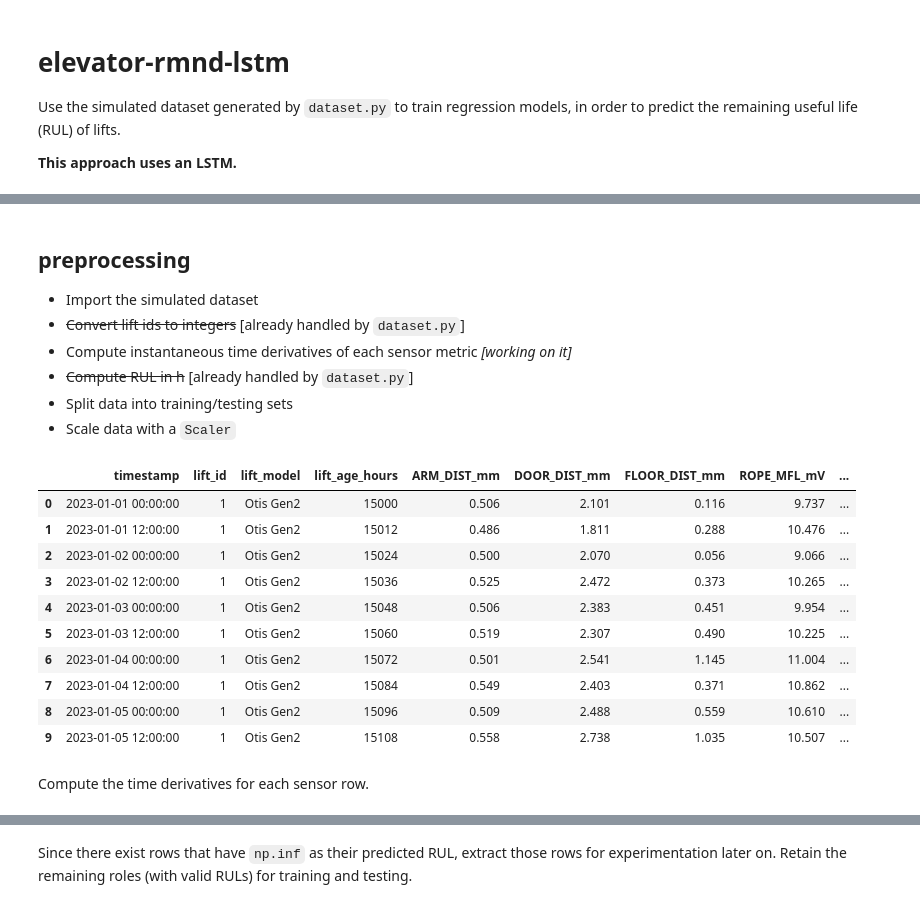
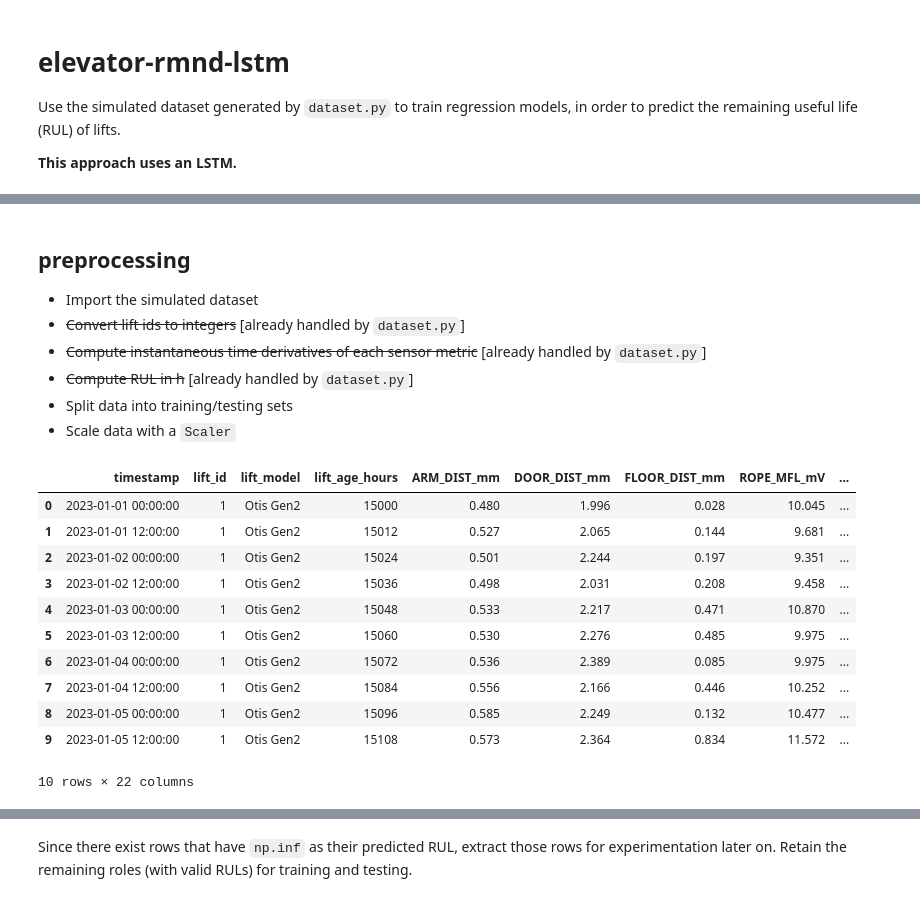
Before and after one commit to jiyometrik/elevator-rmnd, a Jupyter notebook: lstm.ipynb, the cells around one changed output, grey strips where cells are left out. Saved outputs shown, nothing was run; the diff lists cells and outputs as text; code cells hidden in the pictures.

Commit message:
new dataset

```diff
--- a/lstm.ipynb
+++ b/lstm.ipynb
@@ -46,24 +46,24 @@ wandb: W&B API key is configured. Use `wandb login --relogin` to force relogin
 ## preprocessing
 * Import the simulated dataset
 * ~~Convert lift ids to integers~~ [already handled by `dataset.py`]
-* Compute instantaneous time derivatives of each sensor metric _[working on it]_
+* ~~Compute instantaneous time derivatives of each sensor metric~~ [already handled by `dataset.py`]
 * ~~Compute RUL in h~~ [already handled by `dataset.py`]
 * Split data into training/testing sets
 * Scale data with a `Scaler`
 # %%
-df_full = pd.read_pickle("predictive_maintenance_lifts.pkl")
+FNAME = "liftdata_v3.pkl"
+df_full = pd.read_pickle(FNAME)
 df_full.head(10)
 # %% [output]
 |  | timestamp | lift_id | lift_model | lift_age_hours | ARM_DIST_mm | DOOR_DIST_mm | FLOOR_DIST_mm | ROPE_MFL_mV | ... |
-| 0 | 2023-01-01 00:00:00 | 1 | Otis Gen2 | 15000 | 0.506 | 2.101 | 0.116 | 9.737 | ... |
-| 1 | 2023-01-01 12:00:00 | 1 | Otis Gen2 | 15012 | 0.486 | 1.811 | 0.288 | 10.476 | ... |
-| 2 | 2023-01-02 00:00:00 | 1 | Otis Gen2 | 15024 | 0.500 | 2.070 | 0.056 | 9.066 | ... |
-| 3 | 2023-01-02 12:00:00 | 1 | Otis Gen2 | 15036 | 0.525 | 2.472 | 0.373 | 10.265 | ... |
-| 4 | 2023-01-03 00:00:00 | 1 | Otis Gen2 | 15048 | 0.506 | 2.383 | 0.451 | 9.954 | ... |
-| 5 | 2023-01-03 12:00:00 | 1 | Otis Gen2 | 15060 | 0.519 | 2.307 | 0.490 | 10.225 | ... |
-| 6 | 2023-01-04 00:00:00 | 1 | Otis Gen2 | 15072 | 0.501 | 2.541 | 1.145 | 11.004 | ... |
-| 7 | 2023-01-04 12:00:00 | 1 | Otis Gen2 | 15084 | 0.549 | 2.403 | 0.371 | 10.862 | ... |
-| 8 | 2023-01-05 00:00:00 | 1 | Otis Gen2 | 15096 | 0.509 | 2.488 | 0.559 | 10.610 | ... |
-| 9 | 2023-01-05 12:00:00 | 1 | Otis Gen2 | 15108 | 0.558 | 2.738 | 1.035 | 10.507 | ... |
+| 0 | 2023-01-01 00:00:00 | 1 | Otis Gen2 | 15000 | 0.480 | 1.996 | 0.028 | 10.045 | ... |
+| 1 | 2023-01-01 12:00:00 | 1 | Otis Gen2 | 15012 | 0.527 | 2.065 | 0.144 | 9.681 | ... |
+| 2 | 2023-01-02 00:00:00 | 1 | Otis Gen2 | 15024 | 0.501 | 2.244 | 0.197 | 9.351 | ... |
+| 3 | 2023-01-02 12:00:00 | 1 | Otis Gen2 | 15036 | 0.498 | 2.031 | 0.208 | 9.458 | ... |
+| 4 | 2023-01-03 00:00:00 | 1 | Otis Gen2 | 15048 | 0.533 | 2.217 | 0.471 | 10.870 | ... |
+| 5 | 2023-01-03 12:00:00 | 1 | Otis Gen2 | 15060 | 0.530 | 2.276 | 0.485 | 9.975 | ... |
+| 6 | 2023-01-04 00:00:00 | 1 | Otis Gen2 | 15072 | 0.536 | 2.389 | 0.085 | 9.975 | ... |
+| 7 | 2023-01-04 12:00:00 | 1 | Otis Gen2 | 15084 | 0.556 | 2.166 | 0.446 | 10.252 | ... |
+| 8 | 2023-01-05 00:00:00 | 1 | Otis Gen2 | 15096 | 0.585 | 2.249 | 0.132 | 10.477 | ... |
+| 9 | 2023-01-05 12:00:00 | 1 | Otis Gen2 | 15108 | 0.573 | 2.364 | 0.834 | 11.572 | ... |
+10 rows × 22 columns
-# %% [markdown]
-Compute the time derivatives for each sensor row.
```
Also changed, not shown: parts of 13 cells of this notebook.
